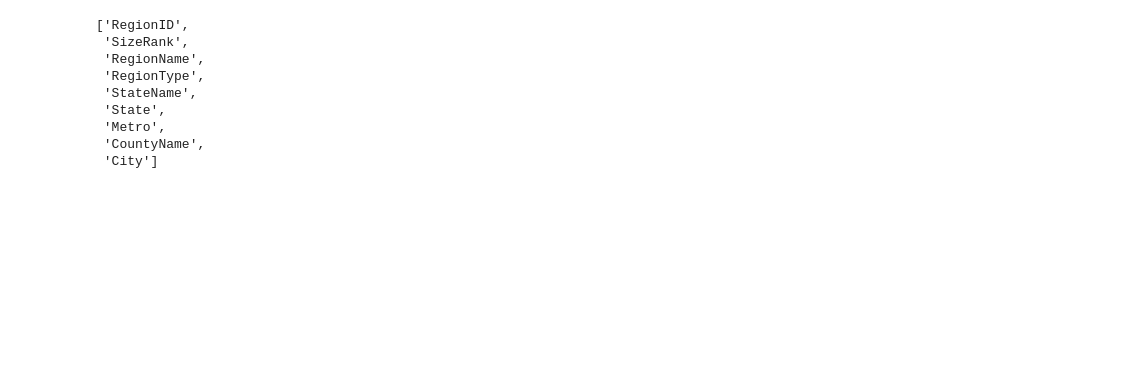
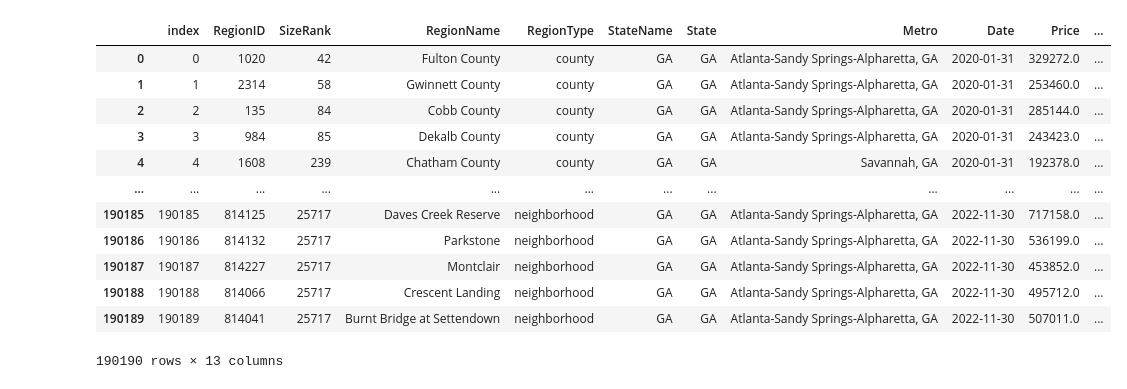
Before and after one commit to ryann-green/ga-housing, a Jupyter notebook: notebooks/zillow_data.ipynb, the cells around one changed output. Drawn from its saved outputs; the diff is of its cells as text; code cells hidden in the pictures; blank space fills up the shorter version.

```diff
--- a/notebooks/zillow_data.ipynb
+++ b/notebooks/zillow_data.ipynb
@@ -103,15 +153,0 @@ columns=data_concat.columns
-# %%
-other_cols=list(data_concat[data_concat.columns[~data_concat.columns.isin(['RegionID','SizeRank','RegionName','RegionType','StateName','State','Metro','StateCodeFIPS','MunicipalCodeFIPS','CountyName','City'])]].columns)
-pivot_cols=list(data_concat[data_concat.columns[data_concat.columns.isin(['RegionID','SizeRank','RegionName','RegionType','StateName','State','Metro','CountyName','City'])]].columns)
-["','".join(pivot_cols)]
-pivot_cols
-# %% [output]
-['RegionID',
- 'SizeRank',
- 'RegionName',
- 'RegionType',
- 'StateName',
- 'State',
- 'Metro',
- 'CountyName',
- 'City']
@@ -123,0 +180,19 @@ ga_data.to_csv("../outputs/data/ga_housing.csv")
+# %%
+import pandas as pd
+
+df=pd.read_csv("../outputs/formatted/ga_housing.csv")
+df
+# %% [output]
+|  | index | RegionID | SizeRank | RegionName | RegionType | StateName | State | Metro | Date | Price | ... |
+| 0 | 0 | 1020 | 42 | Fulton County | county | GA | GA | Atlanta-Sandy Springs-Alpharetta, GA | 2020-01-31 | 329272.0 | ... |
+| 1 | 1 | 2314 | 58 | Gwinnett County | county | GA | GA | Atlanta-Sandy Springs-Alpharetta, GA | 2020-01-31 | 253460.0 | ... |
+| 2 | 2 | 135 | 84 | Cobb County | county | GA | GA | Atlanta-Sandy Springs-Alpharetta, GA | 2020-01-31 | 285144.0 | ... |
+| 3 | 3 | 984 | 85 | Dekalb County | county | GA | GA | Atlanta-Sandy Springs-Alpharetta, GA | 2020-01-31 | 243423.0 | ... |
+| 4 | 4 | 1608 | 239 | Chatham County | county | GA | GA | Savannah, GA | 2020-01-31 | 192378.0 | ... |
+| ... | ... | ... | ... | ... | ... | ... | ... | ... | ... | ... | ... |
+| 190185 | 190185 | 814125 | 25717 | Daves Creek Reserve | neighborhood | GA | GA | Atlanta-Sandy Springs-Alpharetta, GA | 2022-11-30 | 717158.0 | ... |
+| 190186 | 190186 | 814132 | 25717 | Parkstone | neighborhood | GA | GA | Atlanta-Sandy Springs-Alpharetta, GA | 2022-11-30 | 536199.0 | ... |
+| 190187 | 190187 | 814227 | 25717 | Montclair | neighborhood | GA | GA | Atlanta-Sandy Springs-Alpharetta, GA | 2022-11-30 | 453852.0 | ... |
+| 190188 | 190188 | 814066 | 25717 | Crescent Landing | neighborhood | GA | GA | Atlanta-Sandy Springs-Alpharetta, GA | 2022-11-30 | 495712.0 | ... |
+| 190189 | 190189 | 814041 | 25717 | Burnt Bridge at Settendown | neighborhood | GA | GA | Atlanta-Sandy Springs-Alpharetta, GA | 2022-11-30 | 507011.0 | ... |
+190190 rows × 13 columns
```
Also changed, not shown: parts of 17 cells of this notebook, 2 other files.
